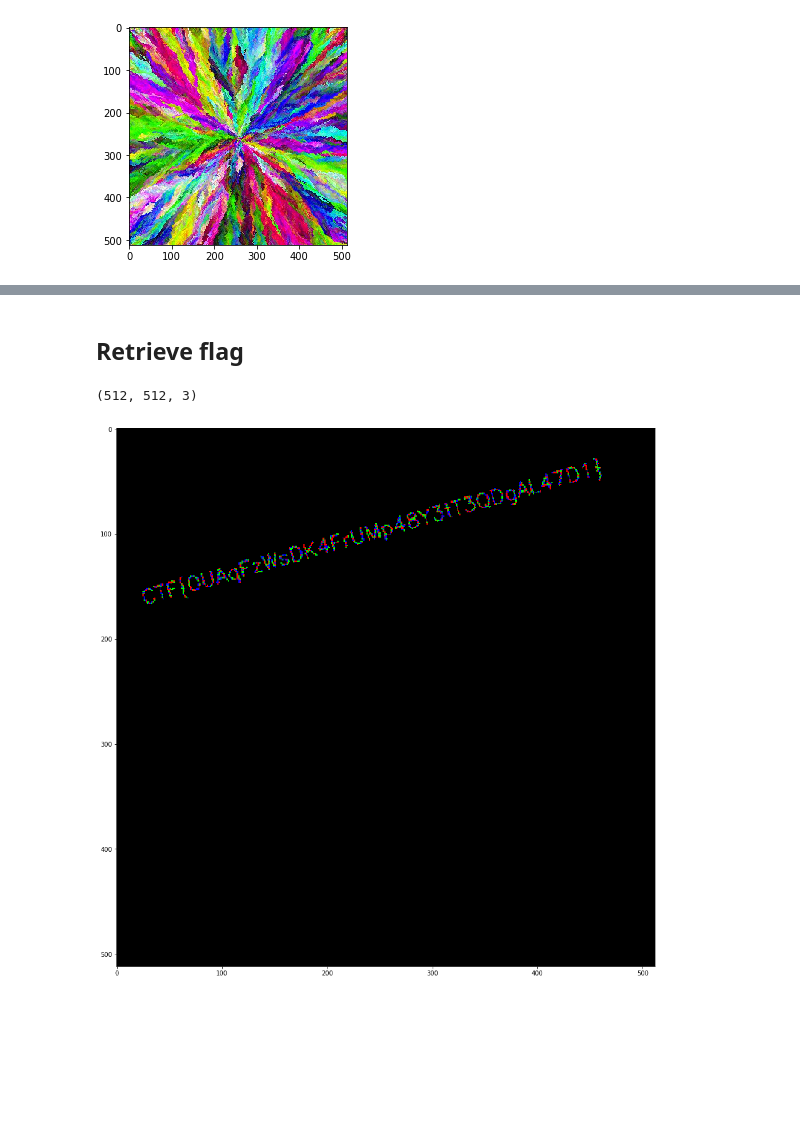
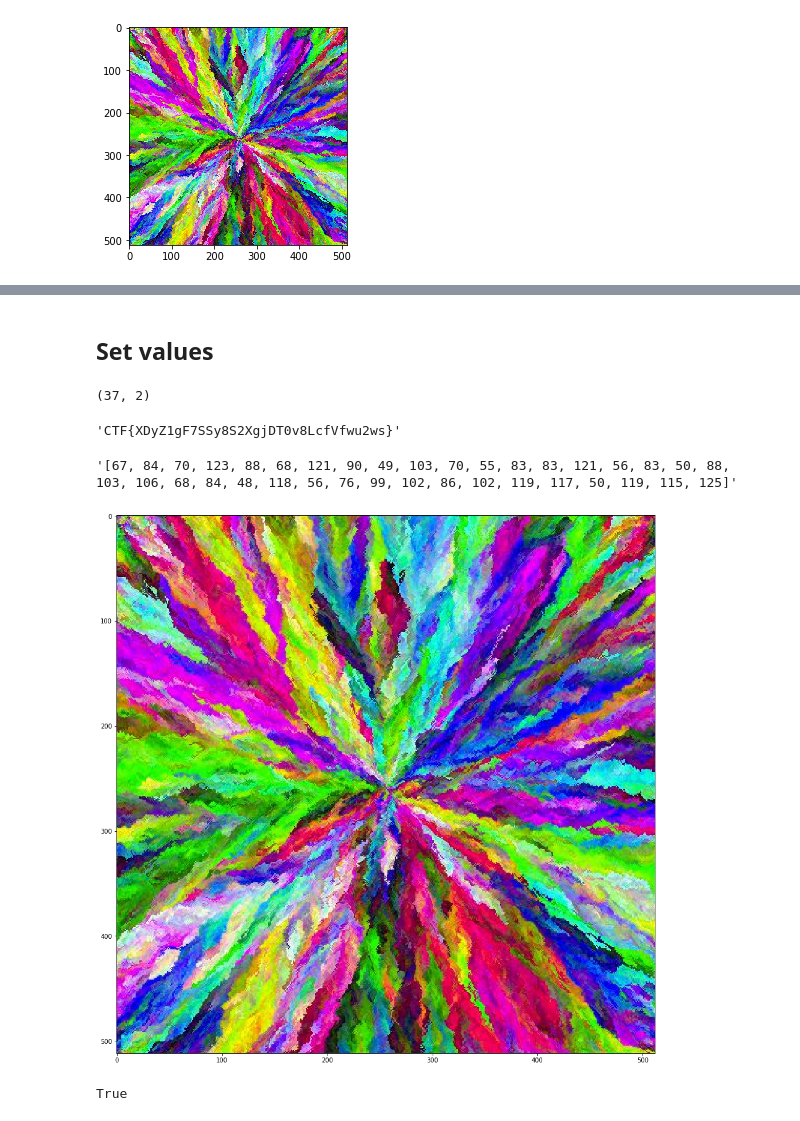
Before and after one commit to clemencegoh/Security_CTF, a Jupyter notebook: steg/hide_flag.ipynb, the cells around one changed output, grey strips where cells are left out. Drawn from its saved outputs; the diff is of its cells as text; code cells hidden in the pictures; blank space fills up the shorter version.

```diff
--- a/steg/hide_flag.ipynb
+++ b/steg/hide_flag.ipynb
@@ -47,19 +60,45 @@ Wall time: 2.56 s
-# %% [markdown]
-## Retrieve flag
-# %%
-ret = np.zeros_like(img)
-ret.shape
-# %% [output]
-(512, 512, 3)
-# %%
-h, w, c = ret.shape
-
-for i in range(h):
-    for j in range(w):
-        for k in range(c):
-            ret[i, j, k] = img[i, j, k] & 1
-
-plt.figure(figsize=(16, 16))
-plt.imshow(ret * 255);
-# %% [output]
-[figure, removed]
+# %% [markdown]
+## Set values
+# %%
+coords = np.load('data/coords.npy')
+coords.shape
+# %% [output]
+(37, 2)
+# %%
+random.seed(1024)
+
+s = string.ascii_letters + string.digits
+flag = ''.join(random.choices(s, k=32))
+flag = 'CTF{%s}' % flag
+flag
+# %% [output]
+'CTF{XDyZ1gF7SSy8S2XgjDT0v8LcfVfwu2ws}'
+# %%
+vals = [ord(c) for c in flag]
+str(vals)
+# %% [output]
+'[67, 84, 70, 123, 88, 68, 121, 90, 49, 103, 70, 55, 83, 83, 121, 56, 83, 50, 88, 103, 106, 68, 84, 48, 118, 56, 76, 99, 102, 86, 102, 119, 117, 50, 119, 115, 125]'
+# %%
+# set green channel
+for i in range(12):
+    x, y = coords[i]
+    img[y, x, 1] = vals[i]
+
+# set red channel
+for i in range(12, 24):
+    x, y = coords[i]
+    img[y, x, 2] = vals[i]
+
+# set blue channel
+for i in range(24, len(vals)):
+    x, y = coords[i]
+    img[y, x, 0] = vals[i]
+# %%
+plt.figure(figsize=(16, 16))
+plt.imshow(img);
+# %% [output]
+[figure, added]
+# %%
+cv2.imwrite('out.png', img)
+# %% [output]
+True
```
Also changed, not shown: parts of 8 cells of this notebook, 7 other files.
